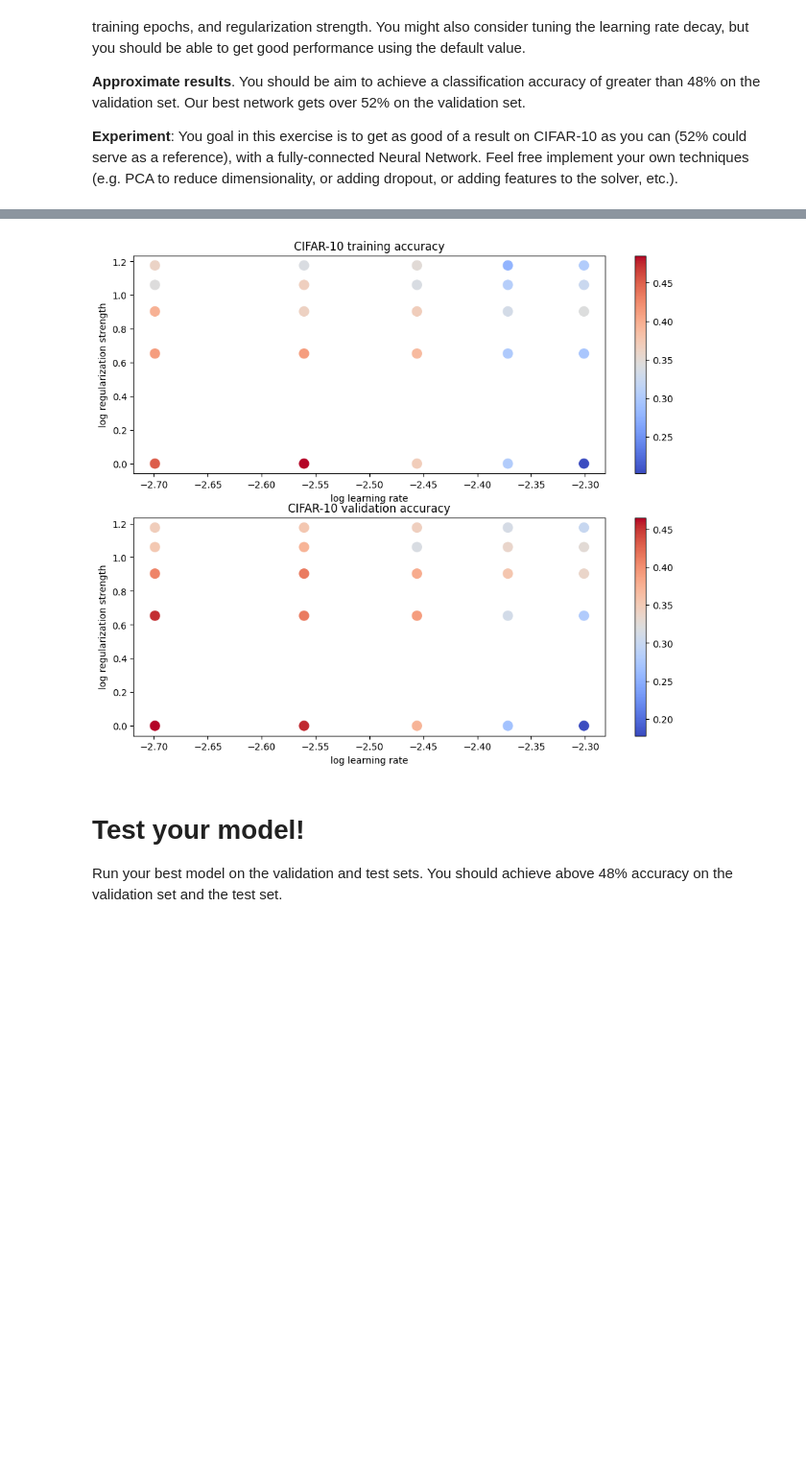
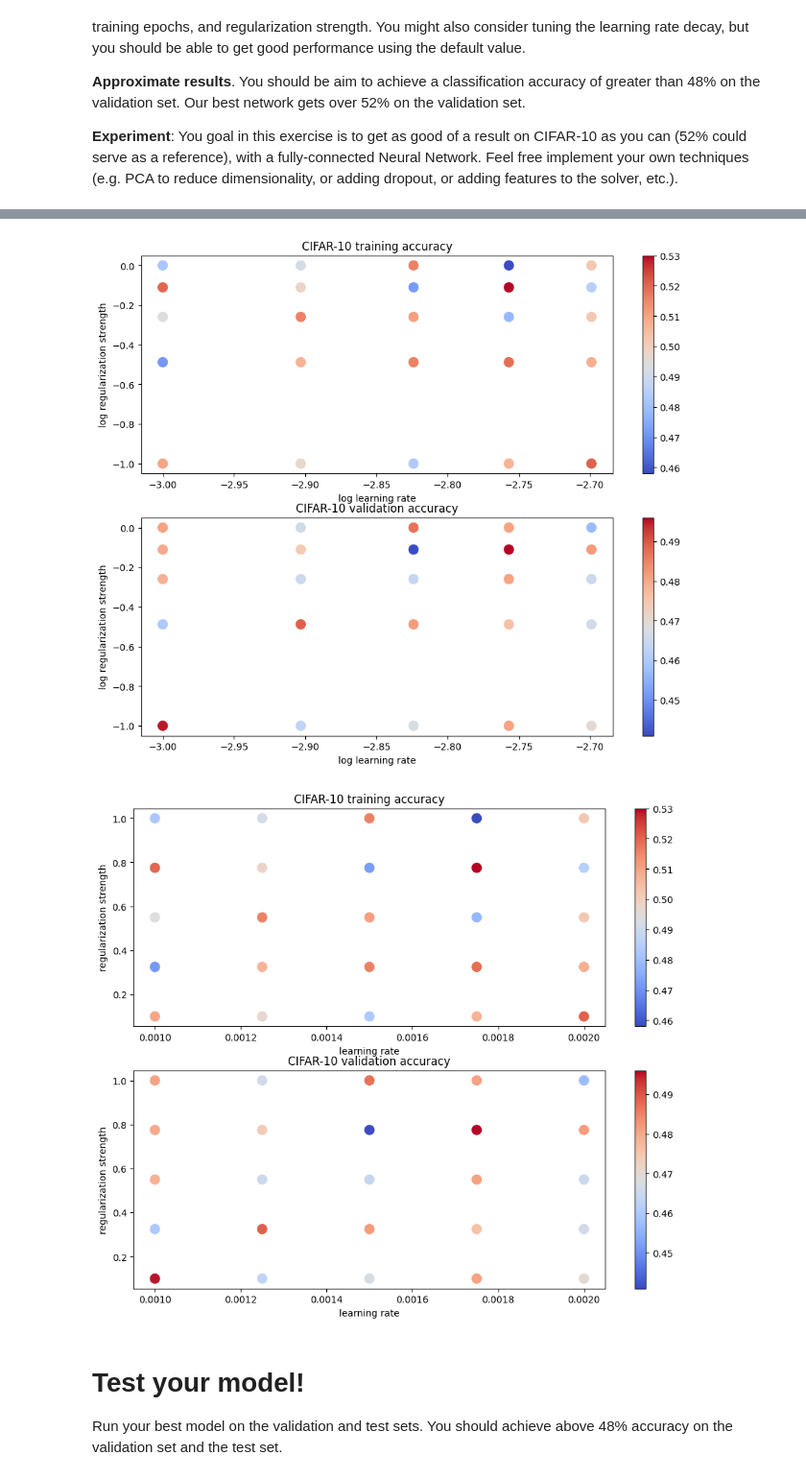
Before and after one commit to anton-matosov/cs231n, a Jupyter notebook: assignment1/two_layer_net.ipynb, the cells around one changed output, grey strips where cells are left out. Shown at 96% size. Cells and saved outputs as stored; diff of their text form; code cells hidden in the pictures; blank space fills up the shorter version.

```diff
--- a/assignment1/two_layer_net.ipynb
+++ b/assignment1/two_layer_net.ipynb
@@ -435,13 +435,13 @@ best_model = None
 #################################################################################
 # *****START OF YOUR CODE (DO NOT DELETE/MODIFY THIS LINE)*****
 
-learning_rates = np.linspace(0.002, 0.005, num=5)
-regularization_strengths = np.linspace(1, 15, num=5)
+learning_rates = np.linspace(0.001, 0.002, num=5)
+regularization_strengths = np.linspace(0.1, 1, num=5)
 
 results = {}
 best_val = -1
 best_solver = None
-total_combinations = len(regularization_strengths) + len(learning_rates)
+total_combinations = len(regularization_strengths) * len(learning_rates)
 current_combination = 0
 for regularization_strength in regularization_strengths:
     for learning_rate in learning_rates:
@@ -502,34 +502,59 @@ best validation accuracy achieved during cross-validation: 0.465000
 # Visualize the cross-validation results
 import math
 import pdb
 
 # pdb.set_trace()
 
 x_scatter = [math.log10(x[0]) for x in results]
 y_scatter = [math.log10(x[1]) for x in results]
 
 # plot training accuracy
 marker_size = 100
 colors = [results[x][0] for x in results]
 plt.subplot(2, 1, 1)
 plt.tight_layout(pad=3)
 plt.scatter(x_scatter, y_scatter, marker_size, c=colors, cmap=plt.cm.coolwarm)
 plt.colorbar()
 plt.xlabel('log learning rate')
 plt.ylabel('log regularization strength')
 plt.title('CIFAR-10 training accuracy')
 
 # plot validation accuracy
 colors = [results[x][1] for x in results] # default size of markers is 20
 plt.subplot(2, 1, 2)
 plt.scatter(x_scatter, y_scatter, marker_size, c=colors, cmap=plt.cm.coolwarm)
 plt.colorbar()
 plt.xlabel('log learning rate')
 plt.ylabel('log regularization strength')
 plt.title('CIFAR-10 validation accuracy')
 plt.show()
+
+
+x_scatter = [(x[0]) for x in results]
+y_scatter = [(x[1]) for x in results]
+# plot training accuracy
+marker_size = 100
+colors = [results[x][0] for x in results]
+plt.subplot(2, 1, 1)
+plt.tight_layout(pad=3)
+plt.scatter(x_scatter, y_scatter, marker_size, c=colors, cmap=plt.cm.coolwarm)
+plt.colorbar()
+plt.xlabel('learning rate')
+plt.ylabel('regularization strength')
+plt.title('CIFAR-10 training accuracy')
+
+# plot validation accuracy
+colors = [results[x][1] for x in results] # default size of markers is 20
+plt.subplot(2, 1, 2)
+plt.scatter(x_scatter, y_scatter, marker_size, c=colors, cmap=plt.cm.coolwarm)
+plt.colorbar()
+plt.xlabel('learning rate')
+plt.ylabel('regularization strength')
+plt.title('CIFAR-10 validation accuracy')
+plt.show()
 # %% [output]
-[figure, old version]
+[figure, new version]
+[figure, added]
 # %% [markdown]
 # Test your model!
 Run your best model on the validation and test sets. You should achieve above 48% accuracy on the validation set and the test set.
```
Also changed, not shown: parts of 3 cells of this notebook.
